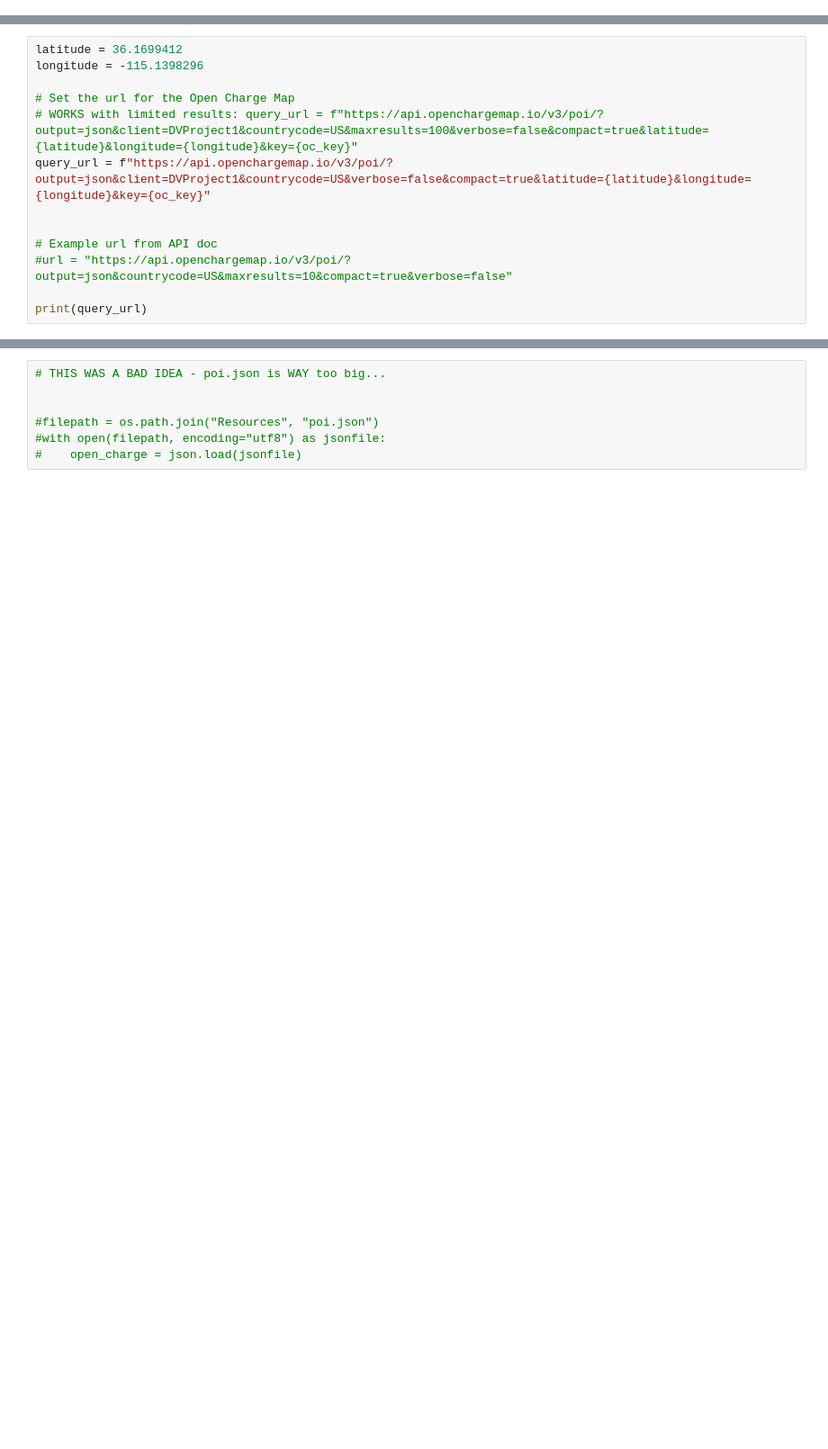
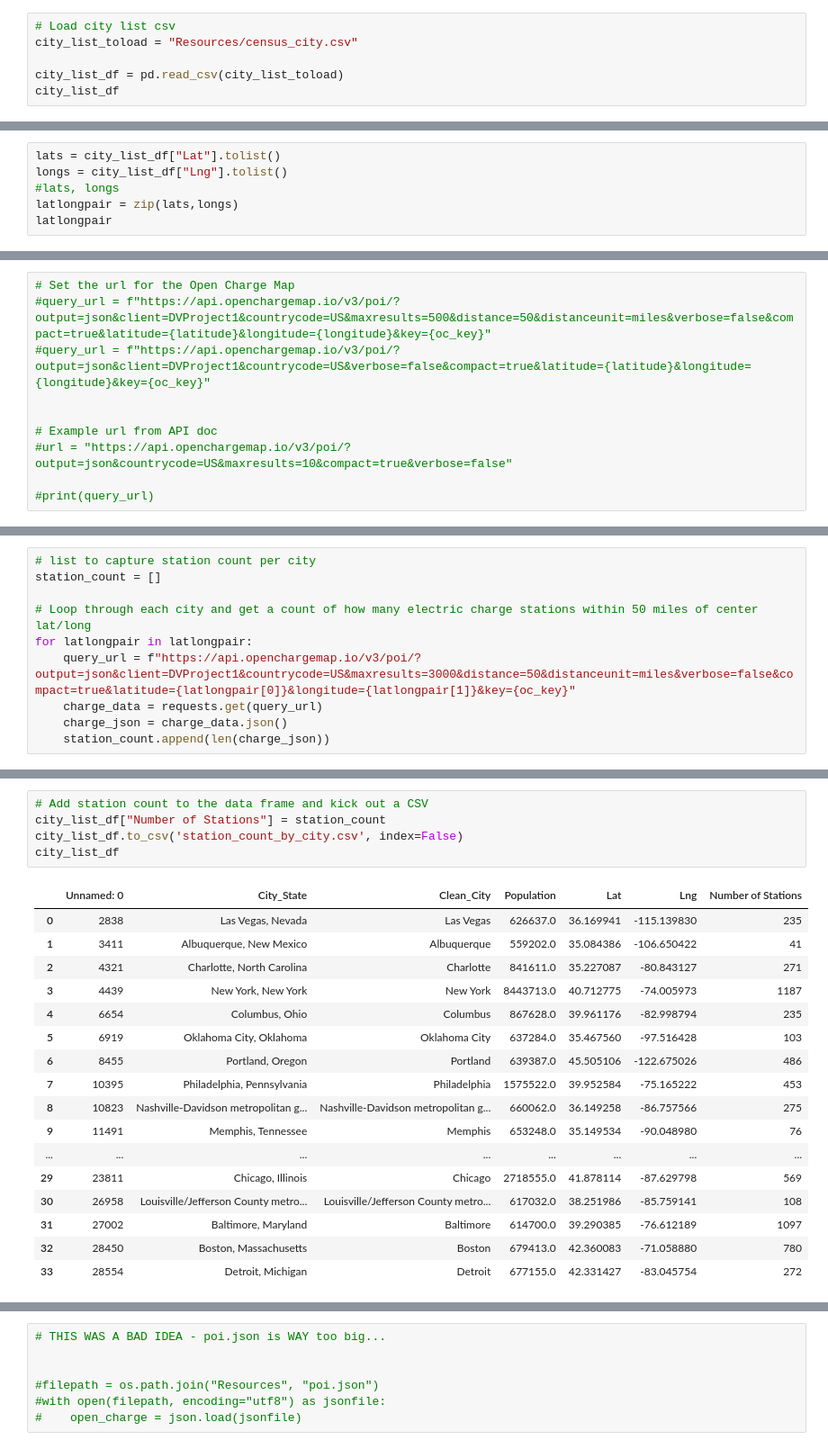
Before and after one commit to MrBadinger/Top_Cities_To_Own_Electric_Car, a Jupyter notebook: OpenCharge/open_charge.ipynb, the cells around one changed output, grey strips where cells are left out. Shown: that part at 90% size. Cells and saved outputs as stored; diff of their text form; blank space fills up the shorter version.

Commit message:
Folder clean up

```diff
--- a/OpenCharge/open_charge.ipynb
+++ b/OpenCharge/open_charge.ipynb
@@ -6,0 +12,6 @@ from oc_key import oc_key
+# %%
+# Load city list csv
+city_list_toload = "Resources/census_city.csv"
+
+city_list_df = pd.read_csv(city_list_toload)
+city_list_df
@@ -6,0 +36,6 @@ from oc_key import oc_key
+# %%
+lats = city_list_df["Lat"].tolist()
+longs = city_list_df["Lng"].tolist()
+#lats, longs
+latlongpair = zip(lats,longs)
+latlongpair
@@ -7,13 +49,10 @@ from oc_key import oc_key
 # %%
-latitude = 36.1699412
-longitude = -115.1398296
-
 # Set the url for the Open Charge Map
-# WORKS with limited results: query_url = f"https://api.openchargemap.io/v3/poi/?output=json&client=DVProject1&countrycode=US&maxresults=100&verbose=false&compact=true&latitude={latitude}&longitude={longitude}&key={oc_key}"
-query_url = f"https://api.openchargemap.io/v3/poi/?output=json&client=DVProject1&countrycode=US&verbose=false&compact=true&latitude={latitude}&longitude={longitude}&key={oc_key}"
+#query_url = f"https://api.openchargemap.io/v3/poi/?output=json&client=DVProject1&countrycode=US&maxresults=500&distance=50&distanceunit=miles&verbose=false&compact=true&latitude={latitude}&longitude={longitude}&key={oc_key}"
+#query_url = f"https://api.openchargemap.io/v3/poi/?output=json&client=DVProject1&countrycode=US&verbose=false&compact=true&latitude={latitude}&longitude={longitude}&key={oc_key}"
 
 
 # Example url from API doc
 #url = "https://api.openchargemap.io/v3/poi/?output=json&countrycode=US&maxresults=10&compact=true&verbose=false"
 
-print(query_url)
+#print(query_url)
@@ -39,0 +68,10 @@ address = []
+# %%
+# list to capture station count per city
+station_count = []
+
+# Loop through each city and get a count of how many electric charge stations within 50 miles of center lat/long
+for latlongpair in latlongpair:
+    query_url = f"https://api.openchargemap.io/v3/poi/?output=json&client=DVProject1&countrycode=US&maxresults=3000&distance=50&distanceunit=miles&verbose=false&compact=true&latitude={latlongpair[0]}&longitude={latlongpair[1]}&key={oc_key}"
+    charge_data = requests.get(query_url)
+    charge_json = charge_data.json()
+    station_count.append(len(charge_json))
@@ -39,0 +98,23 @@ address = []
+# %%
+# Add station count to the data frame and kick out a CSV
+city_list_df["Number of Stations"] = station_count
+city_list_df.to_csv('station_count_by_city.csv', index=False)
+city_list_df
+# %% [output]
+|  | Unnamed: 0 | City_State | Clean_City | Population | Lat | Lng | Number of Stations |
+| 0 | 2838 | Las Vegas, Nevada | Las Vegas | 626637.0 | 36.169941 | -115.139830 | 235 |
+| 1 | 3411 | Albuquerque, New Mexico | Albuquerque | 559202.0 | 35.084386 | -106.650422 | 41 |
+| 2 | 4321 | Charlotte, North Carolina | Charlotte | 841611.0 | 35.227087 | -80.843127 | 271 |
+| 3 | 4439 | New York, New York | New York | 8443713.0 | 40.712775 | -74.005973 | 1187 |
+| 4 | 6654 | Columbus, Ohio | Columbus | 867628.0 | 39.961176 | -82.998794 | 235 |
+| 5 | 6919 | Oklahoma City, Oklahoma | Oklahoma City | 637284.0 | 35.467560 | -97.516428 | 103 |
+| 6 | 8455 | Portland, Oregon | Portland | 639387.0 | 45.505106 | -122.675026 | 486 |
+| 7 | 10395 | Philadelphia, Pennsylvania | Philadelphia | 1575522.0 | 39.952584 | -75.165222 | 453 |
+| 8 | 10823 | Nashville-Davidson metropolitan g... | Nashville-Davidson metropolitan g... | 660062.0 | 36.149258 | -86.757566 | 275 |
+| 9 | 11491 | Memphis, Tennessee | Memphis | 653248.0 | 35.149534 | -90.048980 | 76 |
+| ... | ... | ... | ... | ... | ... | ... | ... |
+| 29 | 23811 | Chicago, Illinois | Chicago | 2718555.0 | 41.878114 | -87.629798 | 569 |
+| 30 | 26958 | Louisville/Jefferson County metro... | Louisville/Jefferson County metro... | 617032.0 | 38.251986 | -85.759141 | 108 |
+| 31 | 27002 | Baltimore, Maryland | Baltimore | 614700.0 | 39.290385 | -76.612189 | 1097 |
+| 32 | 28450 | Boston, Massachusetts | Boston | 679413.0 | 42.360083 | -71.058880 | 780 |
+| 33 | 28554 | Detroit, Michigan | Detroit | 677155.0 | 42.331427 | -83.045754 | 272 |
```
Also changed, not shown: parts of 13 cells of this notebook, 3 other files.
